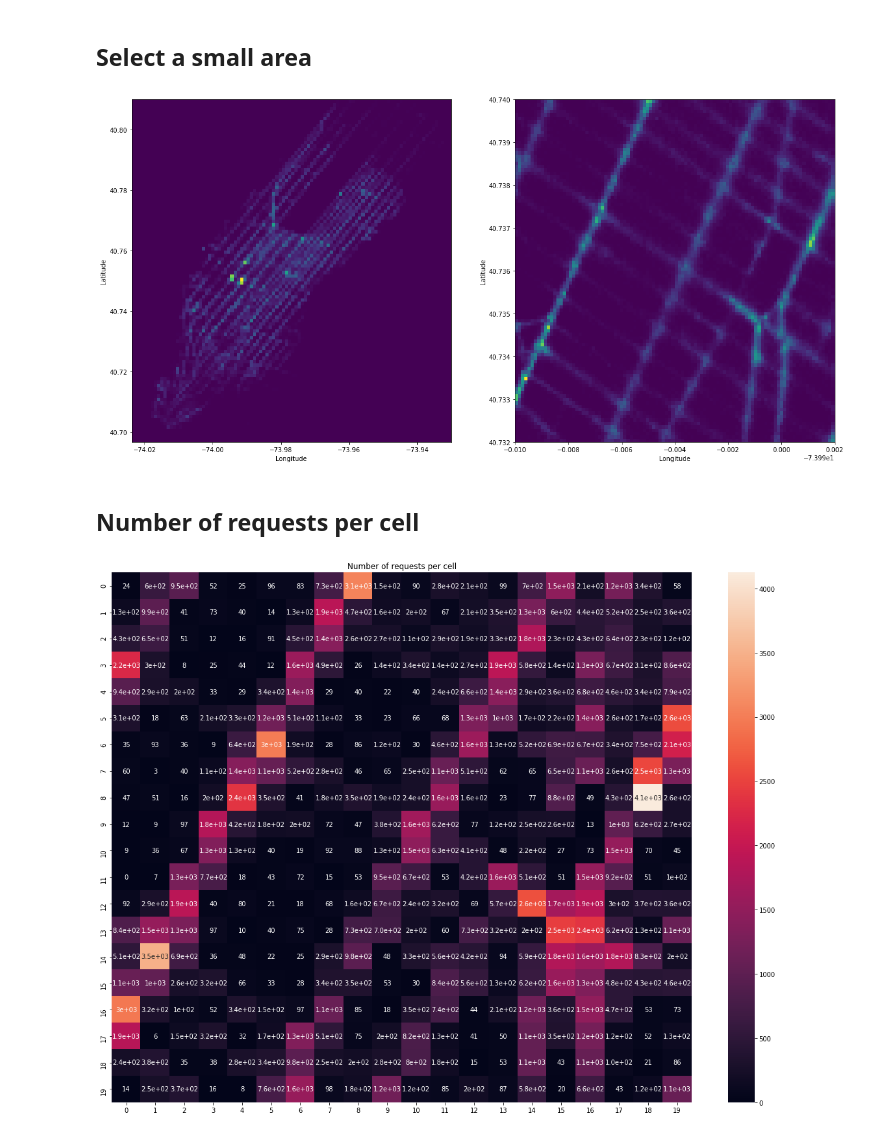
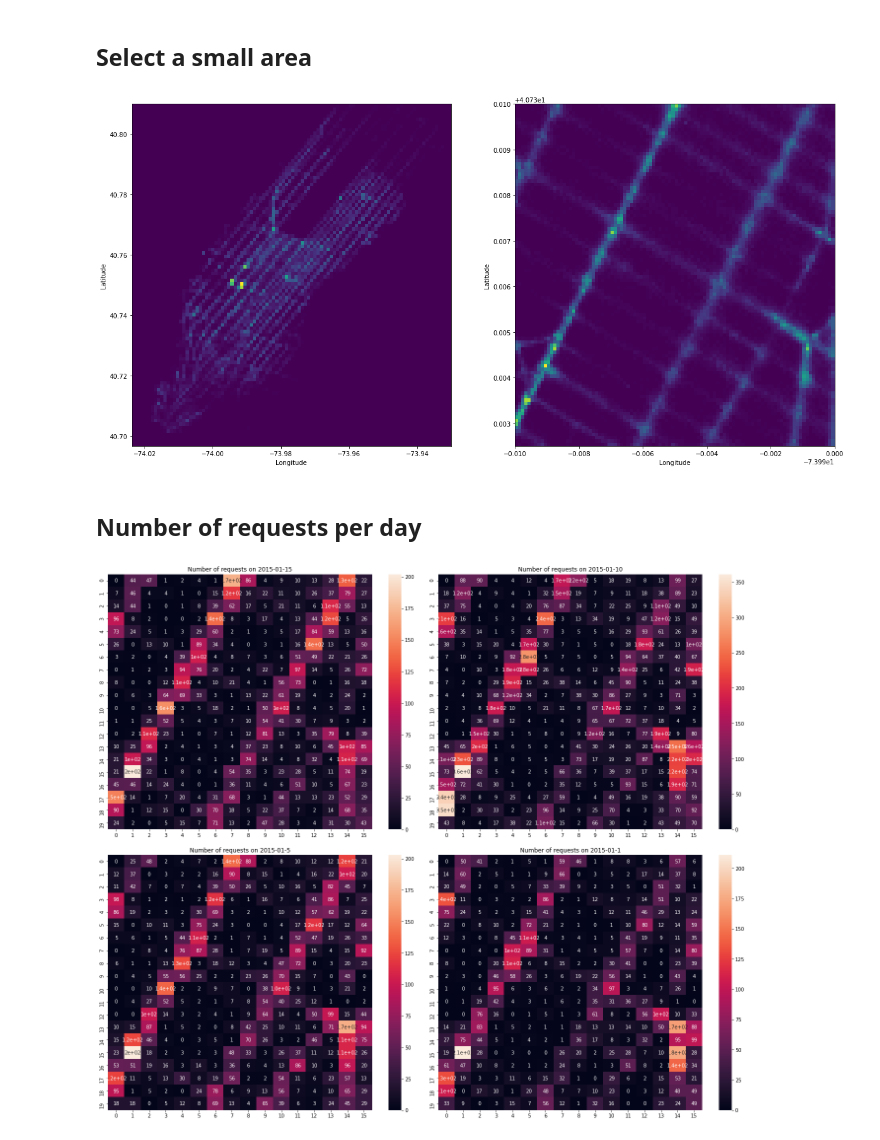
Before and after one commit to sash-ko/ai-transportation, a Jupyter notebook: cnn_demand_model/Baselines.ipynb, the cells around one changed output. Saved outputs shown, nothing was run; the diff lists cells and outputs as text; code cells hidden in the pictures.

Commit message:
Number of requests per day

```diff
--- a/cnn_demand_model/Baselines.ipynb
+++ b/cnn_demand_model/Baselines.ipynb
@@ -35,7 +35,8 @@ Create a grid and count the *number of requests per cell*
 plt.figure(figsize=(20, 10))
 
 bounding_box = ((-74.0238, -73.93), (40.6967, 40.81))
-sample_box = ((-74.00, -73.988), (40.732, 40.74))
+
+sample_box = ((-74.00, -73.99), (40.7325, 40.74))
 
 bins = (100, 100)
 
@@ -50,20 +51,29 @@ for i, box in enumerate([bounding_box, sample_box]):
     plt.xlabel('Longitude')
     plt.ylabel('Latitude')
 # %% [output]
-[figure, old version]
+[figure, new version]
 # %% [markdown]
-## Number of requests per cell
+## Number of requests per day
 # %%
-plt.figure(figsize=(20, 15))
+plt.figure(figsize=(24, 20))
 
-bins = (20, 20)
+bins = (16, 20)
 
-hist, _, _ = np.histogram2d(
-    data.pickup_lon,
-    data.pickup_lat,
-    range=sample_box, bins=bins)
+for i, date in enumerate(
+        ['2015-01-15', '2015-01-10', '2015-01-5', '2015-01-1']):
 
-plt.title('Number of requests per cell')
-sns.heatmap(np.flip(np.fliplr(hist.T)), annot=True);
+    plt.subplot(2, 2, i + 1)
+
+    idx = data.pickup_datetime.dt.date == pd.to_datetime(date)
+
+    hist, _, _ = np.histogram2d(data[idx].pickup_lon,
+                                data[idx].pickup_lat,
+                                range=sample_box,
+                                bins=bins)
+
+    plt.title(f'Number of requests on {date}')
+    sns.heatmap(np.flip(np.fliplr(hist.T)), annot=True)
+
+plt.subplots_adjust(wspace=0, hspace=0.1)
 # %% [output]
-[figure, old version]
+[figure, new version]
```
